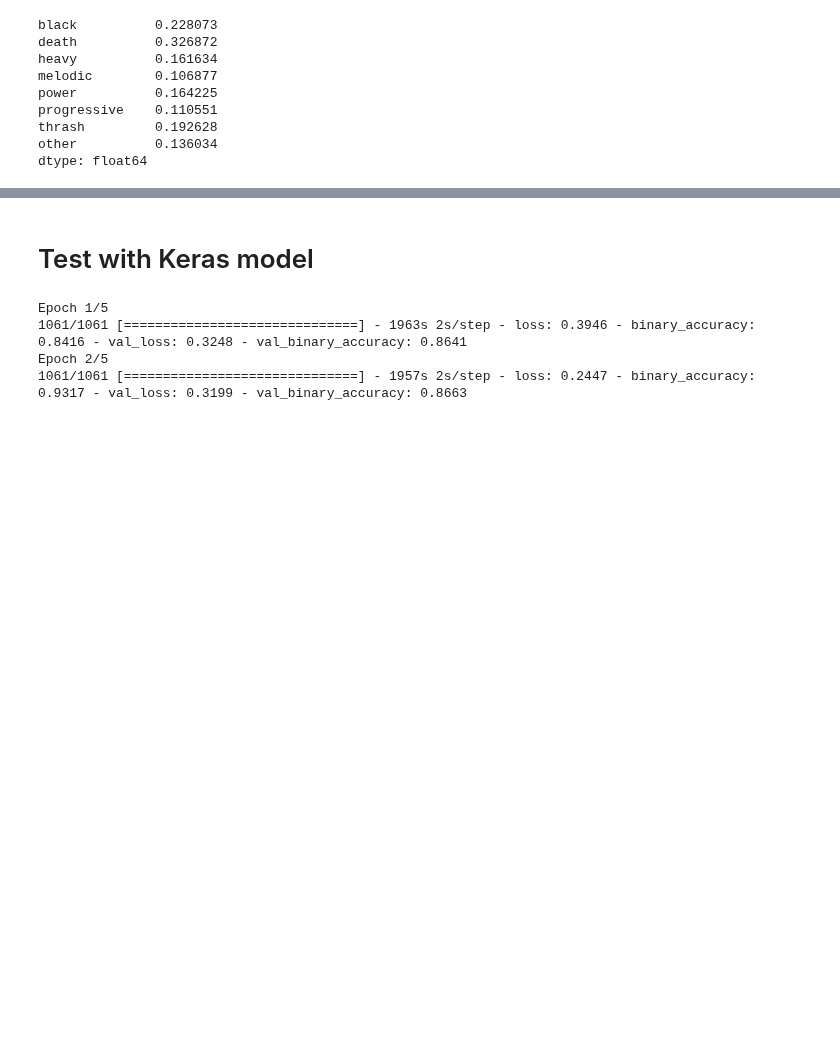
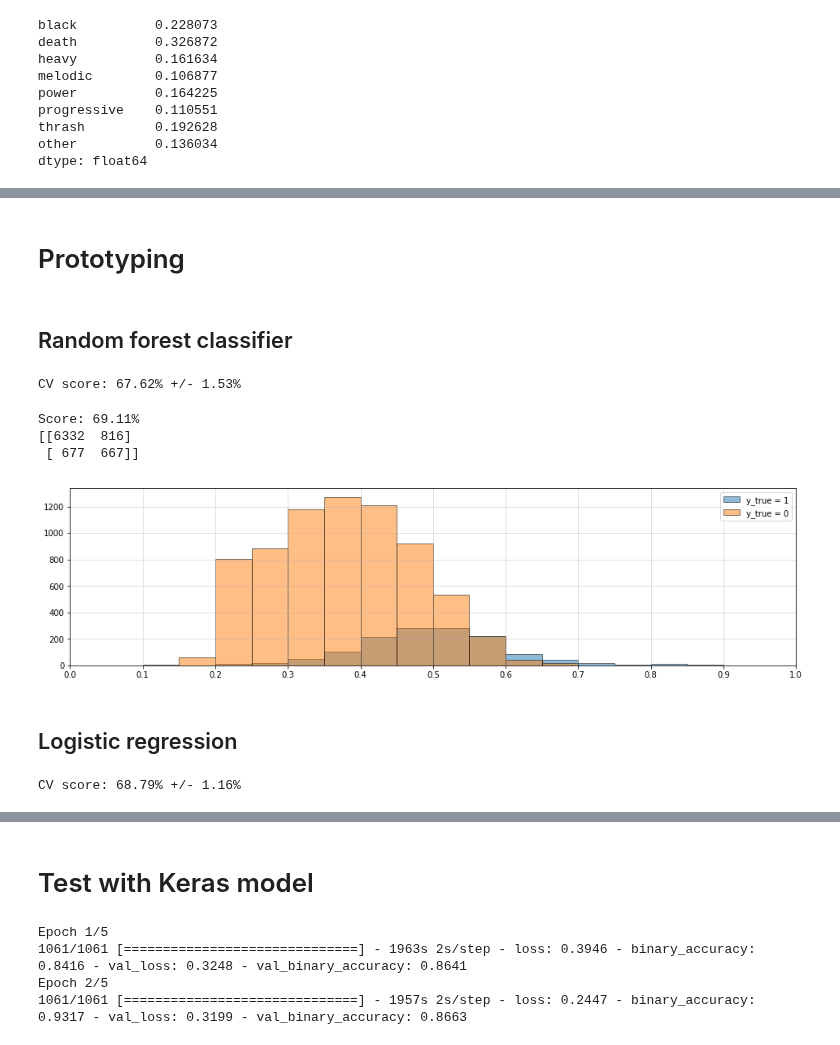
Before and after one commit to pdqnguyen/metallyrics, a Jupyter notebook: song-lyrics-learning.ipynb, the cells around one changed output, grey strips where cells are left out. Drawn from its saved outputs; the diff is of its cells as text; code cells hidden in the pictures; blank space fills up the shorter version.

Commit message:
Tested RF and stacked RF/LR models w/ feature reduction

```diff
--- a/song-lyrics-learning.ipynb
+++ b/song-lyrics-learning.ipynb
@@ -171,0 +194,4 @@ print(X_train.shape, X_test.shape, y_train.shape, y_test.shape)
+# %%
+oversampler = RandomOverSampler(random_state=0)
+# %% [markdown]
+# Prototyping
@@ -171,0 +200,2 @@ print(X_train.shape, X_test.shape, y_train.shape, y_test.shape)
+# %% [markdown]
+## Random forest classifier
@@ -171,0 +204,47 @@ print(X_train.shape, X_test.shape, y_train.shape, y_test.shape)
+# %%
+rf_params = {'bootstrap': True, 'max_depth': 30, 'max_features': 'auto', 'min_samples_leaf': 1, 'min_samples_split': 2, 'n_estimators': 100}
+n_splits = 5
+kfold = StratifiedKFold(n_splits=n_splits, shuffle=True, random_state=0)
+scores = np.zeros(n_splits)
+for i, (train_idx, valid_idx) in enumerate(kfold.split(X_train, y_train)):
+    X_fold_train, y_fold_train = X_train[train_idx], y_train[train_idx]
+    X_fold_valid, y_fold_valid = X_train[valid_idx], y_train[valid_idx]
+    feature_reducer.fit(X_fold_train)
+    X_fold_train, X_fold_valid = feature_reducer.reduce(X_fold_train, X_fold_valid)
+    X_fold_train, y_fold_train = oversampler.fit_resample(X_fold_train, y_fold_train)
+    model = RandomForestClassifier(n_jobs=-1, random_state=0, **rf_params)
+    model.fit(X_fold_train, y_fold_train)
+    y_fold_pred = model.predict(X_fold_valid)
+    scores[i] = balanced_accuracy_score(y_fold_valid, y_fold_pred)
+print("CV score: {:.2f}% +/- {:.2f}%".format(scores.mean()* 100, scores.std() * 200))
+# %% [output]
+CV score: 67.62% +/- 1.53%
+# %%
+feature_reducer.fit(X_train)
+X_train_reduced, X_test_reduced = feature_reducer.reduce(X_train, X_test)
+
+rf_model = RandomForestClassifier(n_jobs=-1, random_state=0, **rf_params)
+rf_model.fit(*oversampler.fit_resample(X_train_reduced, y_train))
+
+y_pred = rf_model.predict(X_test_reduced)
+y_prob = rf_model.predict_proba(X_test_reduced)[:, 1]
+print("Score: {:.2f}%".format(100 * balanced_accuracy_score(y_test, y_pred)))
+print(confusion_matrix(y_test, y_pred))
+
+plt.figure(figsize=(16, 4))
+bins = np.linspace(0, 1, 21)
+xticks = np.linspace(0, 1, 11)
+plt.hist(y_prob[y_test == 1], bins=bins, edgecolor='k', alpha=0.5, label='y_true = 1')
+plt.hist(y_prob[y_test == 0], bins=bins, edgecolor='k', alpha=0.5, label='y_true = 0')
+plt.xlim(0, 1)
+plt.xticks(xticks)
+plt.grid(alpha=0.5)
+plt.legend()
+plt.show()
+# %% [output]
+Score: 69.11%
+[[6332  816]
+ [ 677  667]]
+[figure, added]
+# %% [markdown]
+## Logistic regression
@@ -171,0 +253,17 @@ print(X_train.shape, X_test.shape, y_train.shape, y_test.shape)
+# %%
+n_splits = 5
+kfold = StratifiedKFold(n_splits=n_splits, shuffle=True, random_state=0)
+scores = np.zeros(n_splits)
+for i, (train_idx, valid_idx) in enumerate(kfold.split(X_train, y_train)):
+    X_fold_train, y_fold_train = X_train[train_idx], y_train[train_idx]
+    X_fold_valid, y_fold_valid = X_train[valid_idx], y_train[valid_idx]
+    feature_reducer.fit(X_fold_train)
+    X_fold_train, X_fold_valid = feature_reducer.reduce(X_fold_train, X_fold_valid)
+    X_fold_train, y_fold_train = oversampler.fit_resample(X_fold_train, y_fold_train)
+    model = LogisticRegression(random_state=0)
+    model.fit(X_fold_train, y_fold_train)
+    y_fold_pred = model.predict(X_fold_valid)
+    scores[i] = balanced_accuracy_score(y_fold_valid, y_fold_pred)
+print("CV score: {:.2f}% +/- {:.2f}%".format(scores.mean()* 100, scores.std() * 200))
+# %% [output]
+CV score: 68.79% +/- 1.16%
```
Also changed, not shown: parts of 25 cells of this notebook.
